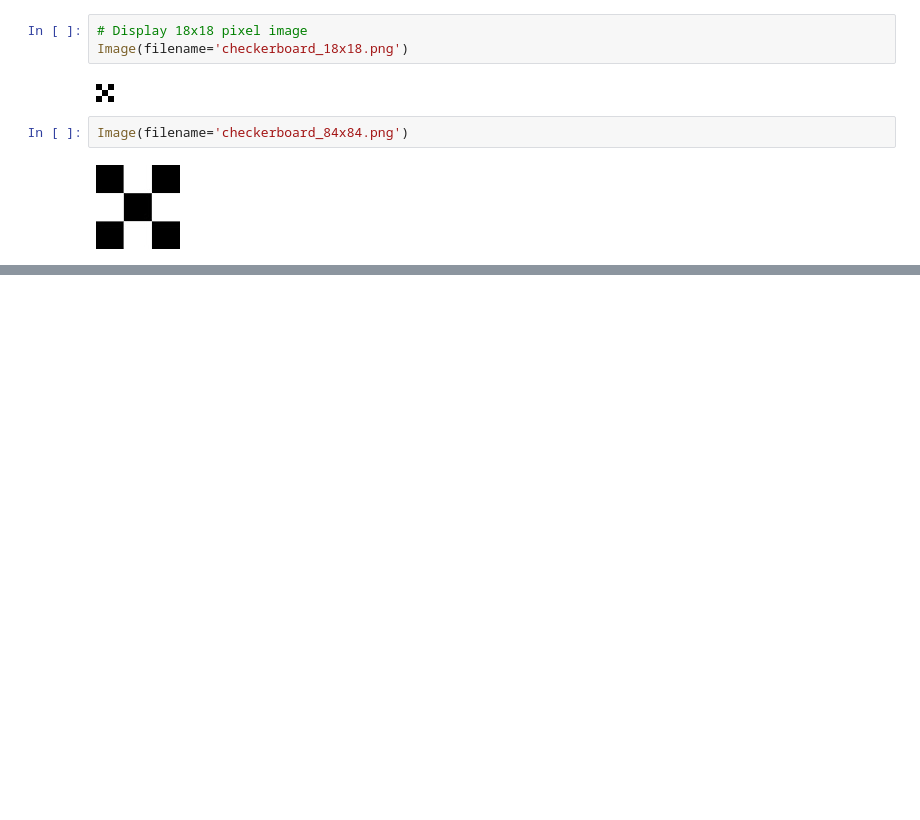
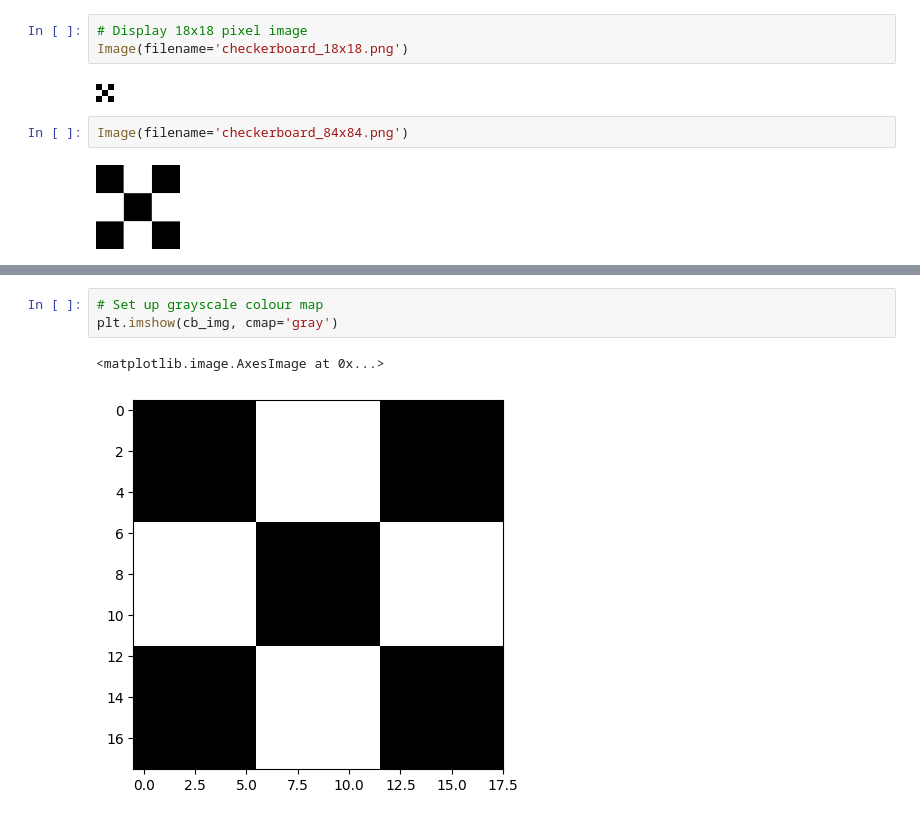
Before and after one commit to ramneekriar/opencv-bootcamp, a Jupyter notebook: getting-started-with-images.ipynb, the cells around one changed output, grey strips where cells are left out. Drawn from its saved outputs; the diff is of its cells as text; blank space fills up the shorter version.

```diff
--- a/getting-started-with-images.ipynb
+++ b/getting-started-with-images.ipynb
@@ -20,0 +99,6 @@ Image(filename='checkerboard_84x84.png')
+# %%
+# Set up grayscale colour map
+plt.imshow(cb_img, cmap='gray')
+# %% [output]
+<matplotlib.image.AxesImage at 0x...>
+[figure, added]
```
Also changed, not shown: parts of 27 cells of this notebook.
